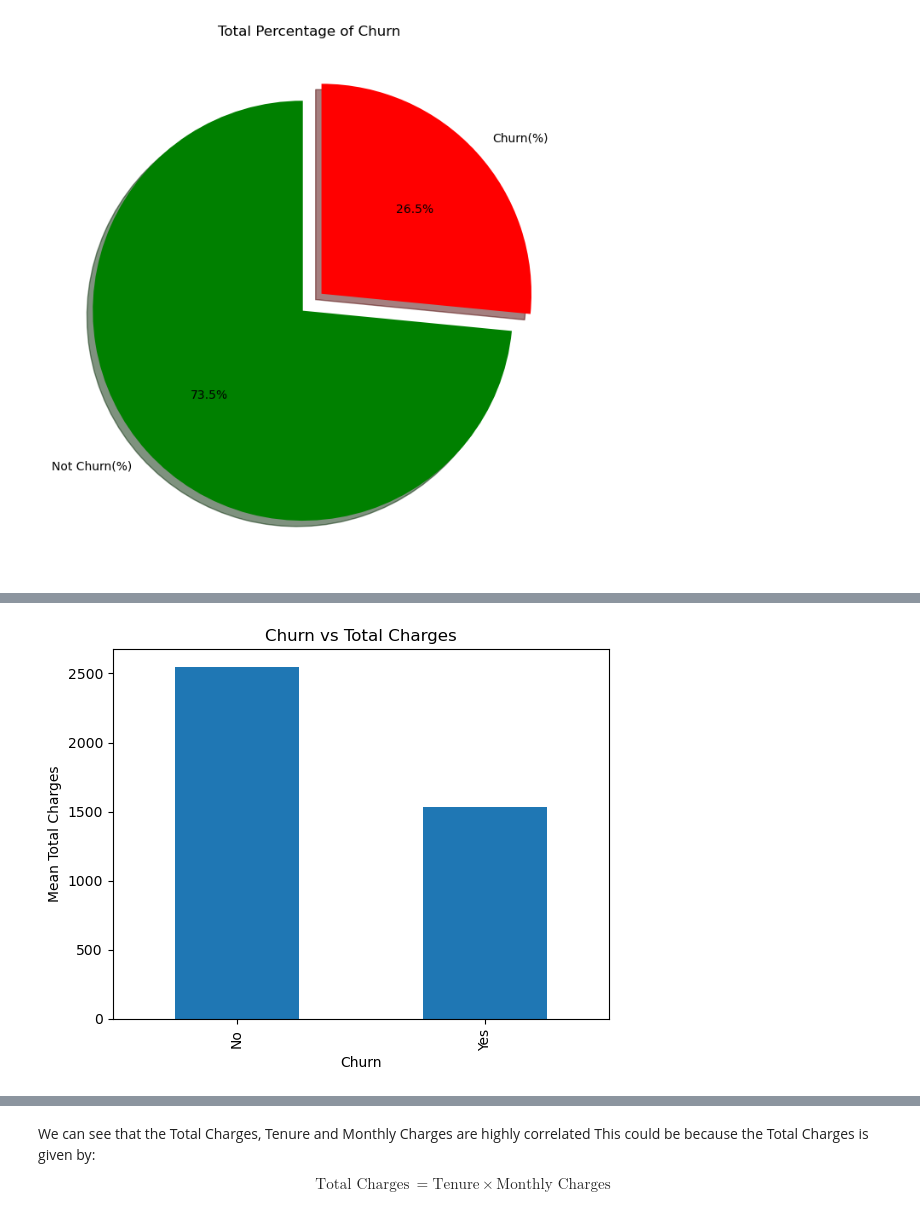
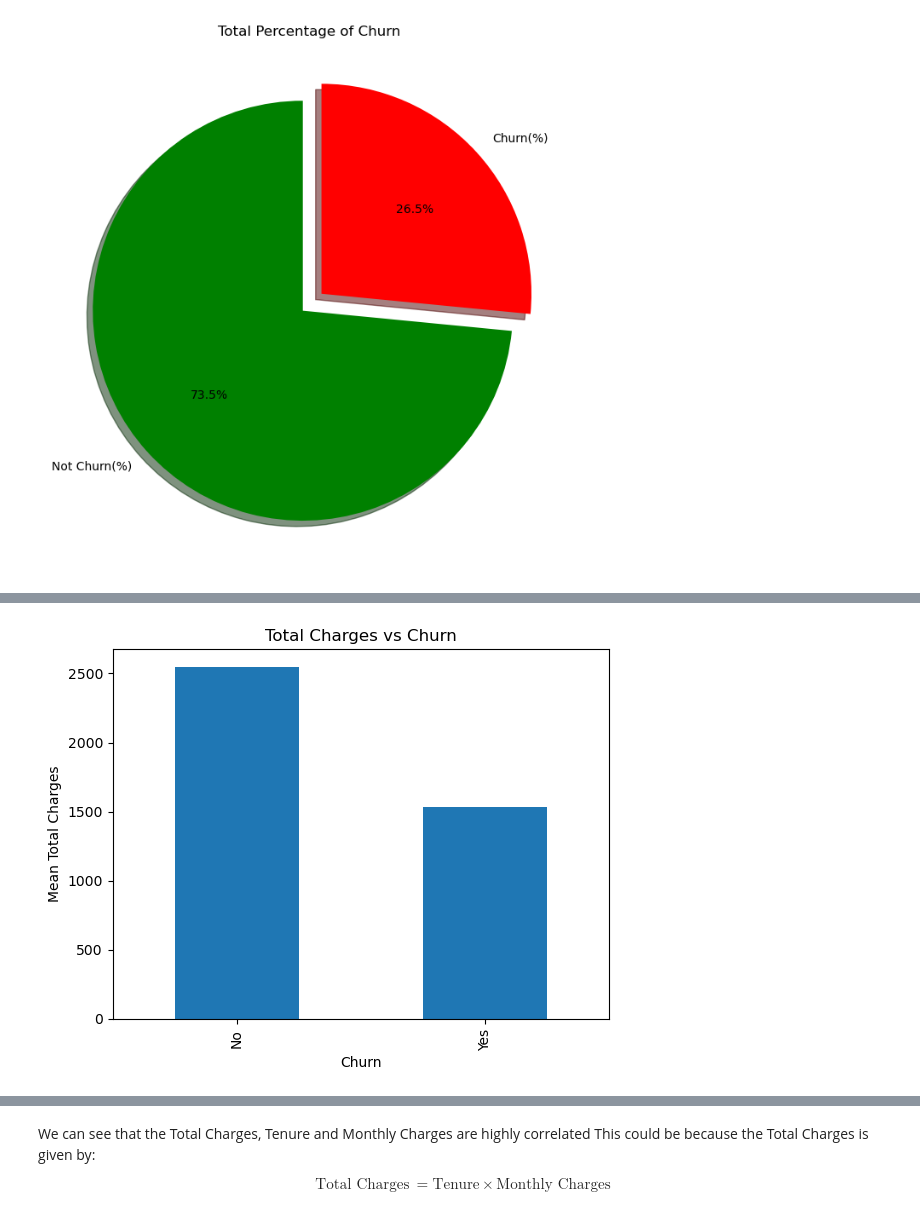
Before and after one commit to JKariithi/churn_rate_analysis, a Jupyter notebook: churn_rate_analysis.ipynb, the cells around one changed output, grey strips where cells are left out. Saved outputs shown, nothing was run; the diff lists cells and outputs as text; code cells hidden in the pictures.

```diff
--- a/churn_rate_analysis.ipynb
+++ b/churn_rate_analysis.ipynb
@@ -269,7 +285,7 @@ Most of those who churned suffered a higher amount of monthly charges
 # %%
 telco_df.groupby("Churn")["TotalCharges"].mean().plot(kind= 'bar')
-plt.title("Churn vs Total Charges")
+plt.title("Total Charges vs Churn")
 plt.ylabel("Mean Total Charges")
 plt.show()
 # %% [output]
-[figure, old version]
+[figure, new version]
```
Also changed, not shown: parts of 58 cells of this notebook.
